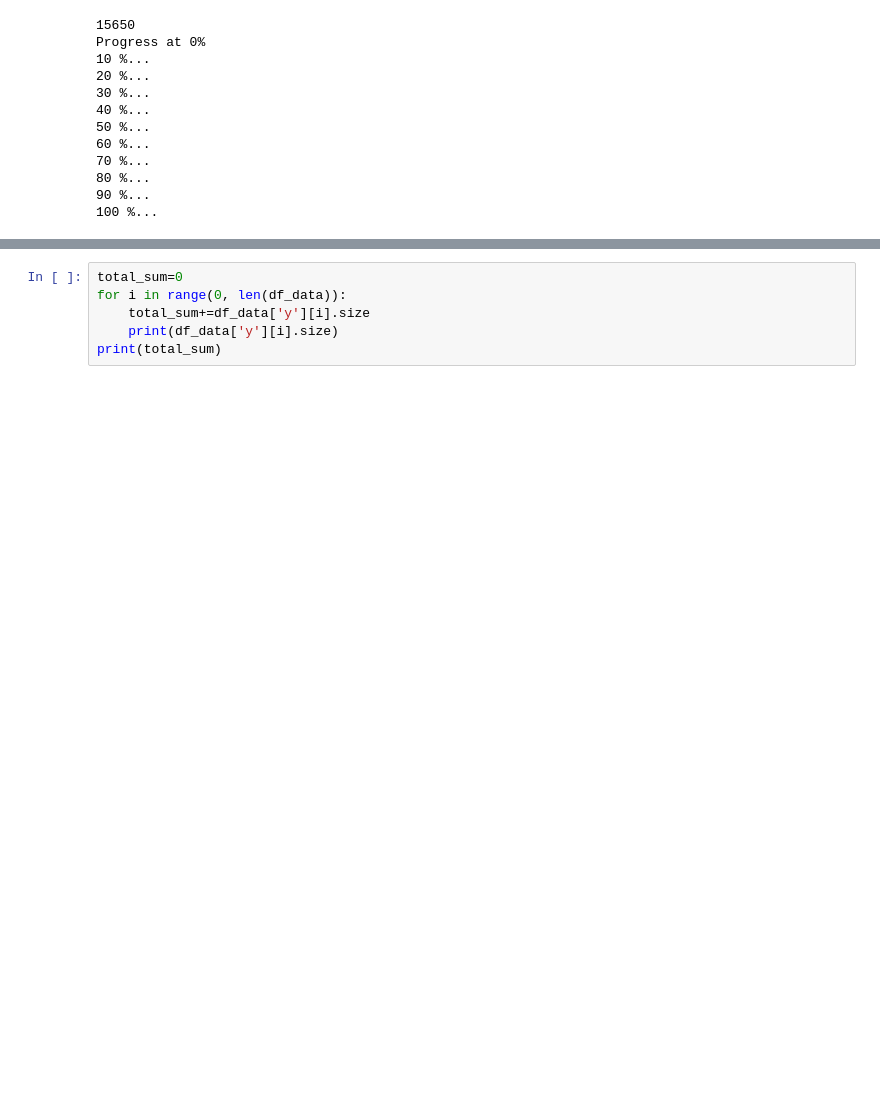
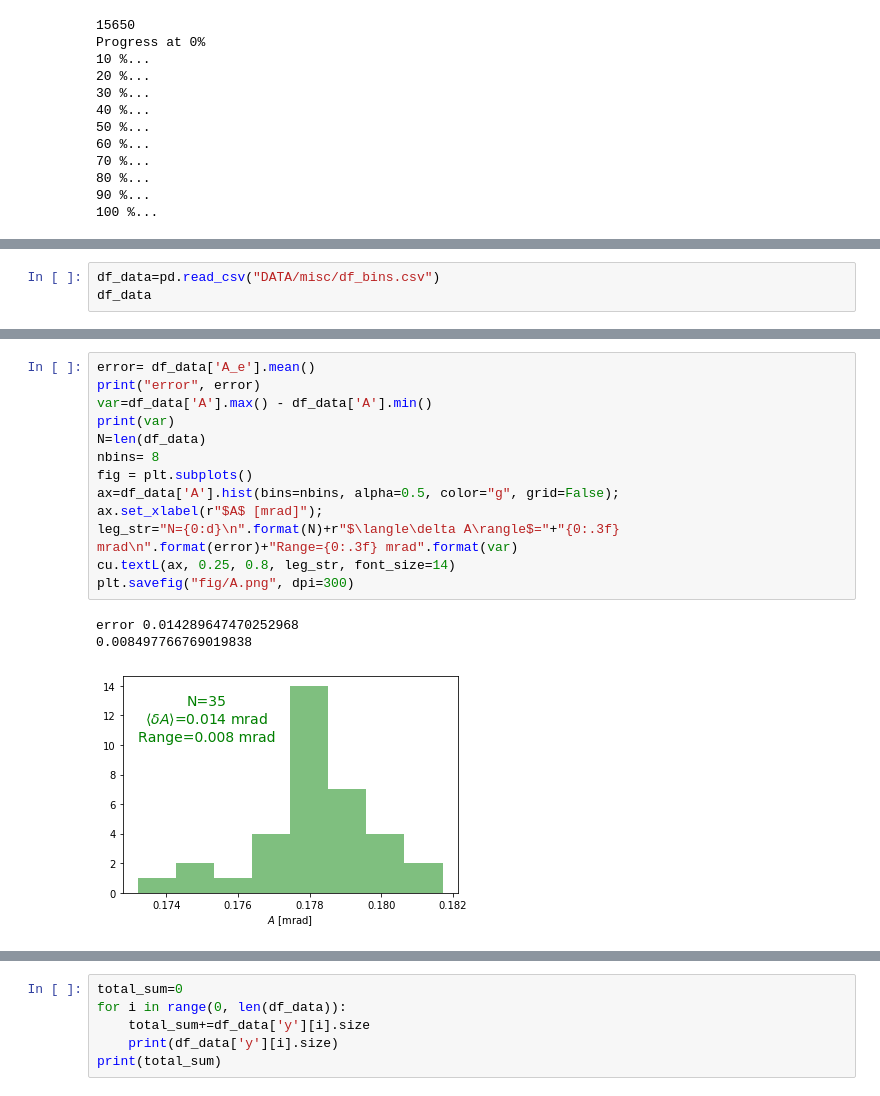
Before and after one commit to glukicov/EDMTracking, a Jupyter notebook: Misc.ipynb, the cells around one changed output, grey strips where cells are left out. Cells and saved outputs as stored; diff of their text form; blank space fills up the shorter version.

```diff
--- a/Misc.ipynb
+++ b/Misc.ipynb
@@ -68,0 +48,3 @@ df_data
+# %%
+df_data=pd.read_csv("DATA/misc/df_bins.csv")
+df_data
@@ -68,0 +69,17 @@ df_data
+# %%
+error= df_data['A_e'].mean()
+print("error", error)
+var=df_data['A'].max() - df_data['A'].min()
+print(var)
+N=len(df_data)
+nbins= 8
+fig = plt.subplots()
+ax=df_data['A'].hist(bins=nbins, alpha=0.5, color="g", grid=False);
+ax.set_xlabel(r"$A$ [mrad]");
+leg_str="N={0:d}\n".format(N)+r"$\langle\delta A\rangle$="+"{0:.3f} mrad\n".format(error)+"Range={0:.3f} mrad".format(var)
+cu.textL(ax, 0.25, 0.8, leg_str, font_size=14)
+plt.savefig("fig/A.png", dpi=300)
+# %% [output]
+error 0.014289647470252968
+0.008497766769019838
+[figure, added]
```
Also changed, not shown: parts of 4 cells of this notebook, 2 other files.
